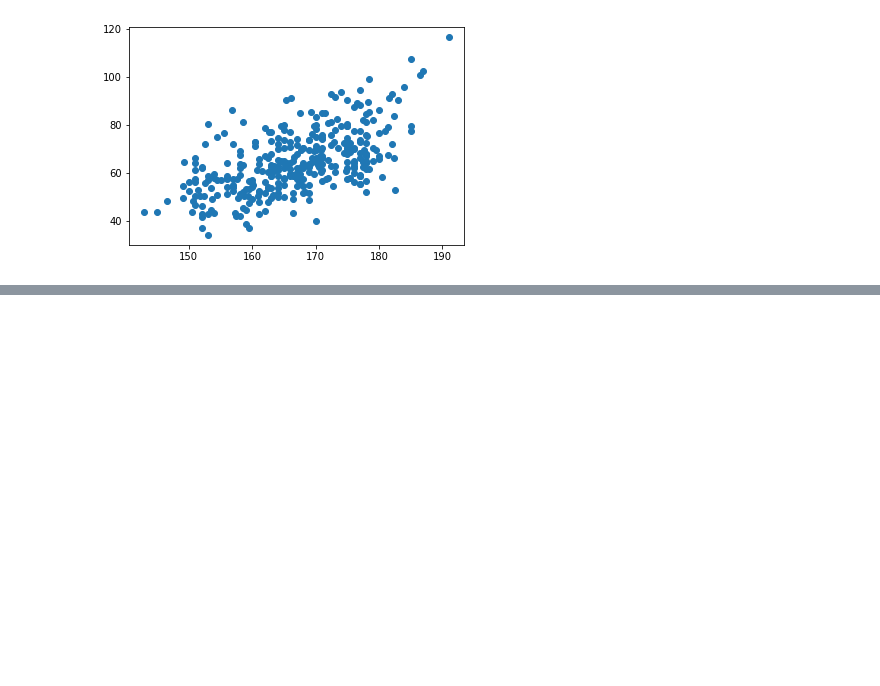
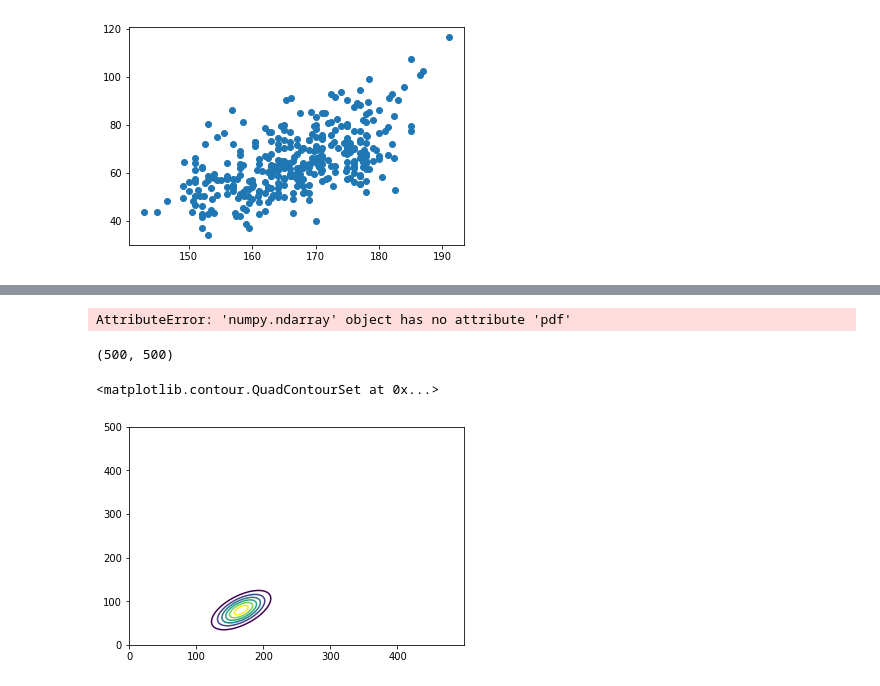
Before and after one commit to anirudhprabhakaran3/prml-lab, a Jupyter notebook: Lab 1/Lab 1.ipynb, the cells around one changed output, grey strips where cells are left out. Drawn from its saved outputs; the diff is of its cells as text; code cells hidden in the pictures; blank space fills up the shorter version.

```diff
--- a/Lab 1/Lab 1.ipynb
+++ b/Lab 1/Lab 1.ipynb
@@ -82,0 +87,2 @@ plt.show()
+# %%
+cov = x.cov()
@@ -82,0 +116,24 @@ plt.show()
+# %%
+N = 500
+X = np.linspace(100, 300, N)
+Y = np.linspace(20, 300, N)
+X, Y = np.meshgrid(X, Y)
+# %%
+pos = np.empty(X.shape + (2,))
+pos[:, :, 0] = X
+pos[:, :, 1] = Y
+# %%
+import scipy
+F = np.random.multivariate_normal(mean, cov)
+Z = F.pdf(pos)
+# %% [output]
+AttributeError: 'numpy.ndarray' object has no attribute 'pdf'
+# %%
+Z.shape
+# %% [output]
+(500, 500)
+# %%
+plt.contour(Z)
+# %% [output]
+<matplotlib.contour.QuadContourSet at 0x...>
+[figure, added]
```
Also changed, not shown: parts of 9 cells of this notebook.
